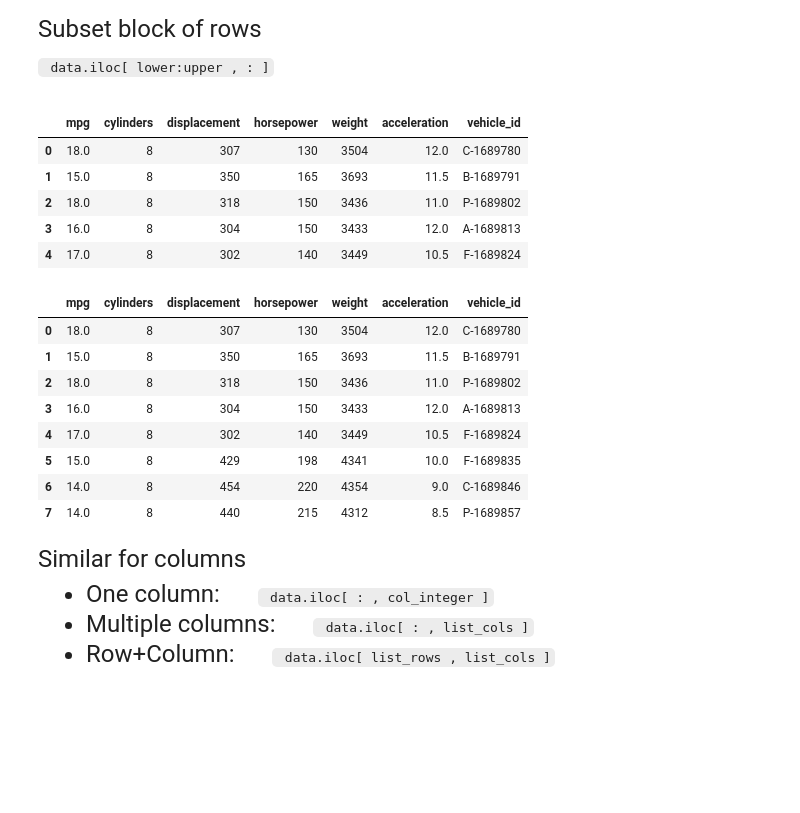
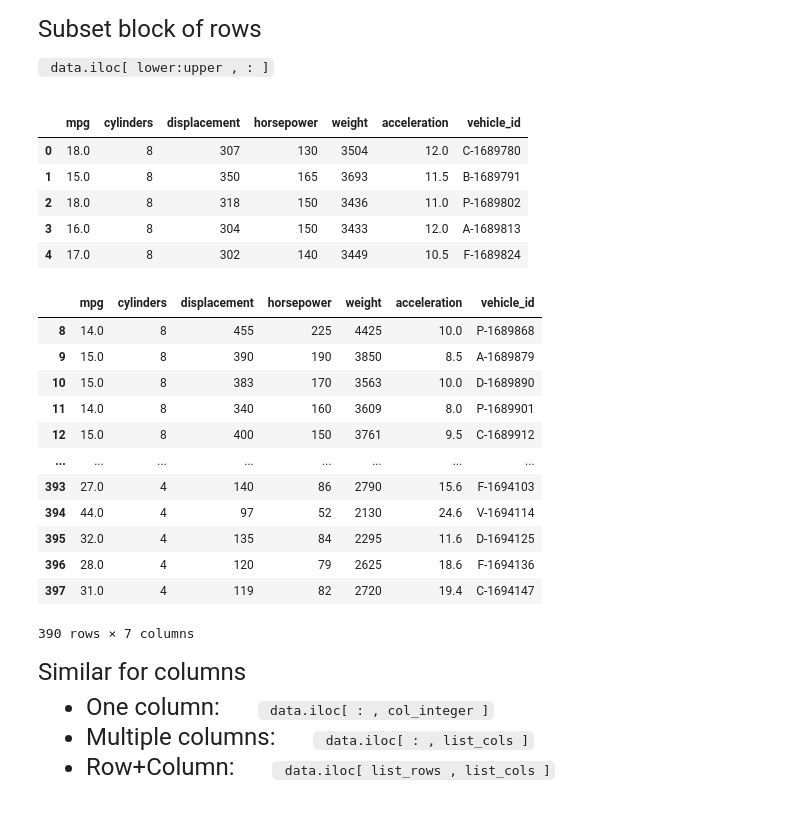
Before and after one commit to briantt12/qtm151spring2024, a Jupyter notebook: lecture_10/lecture_10a - Subsetting data.ipynb, the cells around one changed output. Drawn from its saved outputs; the diff is of its cells as text; code cells hidden in the pictures; blank space fills up the shorter version.

```diff
--- a/lecture_10/lecture_10a - Subsetting data.ipynb
+++ b/lecture_10/lecture_10a - Subsetting data.ipynb
@@ -243,28 +315,32 @@ Subset block of rows
 # %%
 # Extract rows 0 to 5
 display(carfeatures.iloc[0:5,:])
 
 # Extract rows 8 onwards
-display(carfeatures.iloc[:8, : ])
+display(carfeatures.iloc[8:, : ])
 
 # Note: We can leave the numbers to the left and right of ":" blank
 # in order to select all values before or after, respectively.
 # %% [output]
 |  | mpg | cylinders | displacement | horsepower | weight | acceleration | vehicle_id |
 | 0 | 18.0 | 8 | 307 | 130 | 3504 | 12.0 | C-1689780 |
 | 1 | 15.0 | 8 | 350 | 165 | 3693 | 11.5 | B-1689791 |
 | 2 | 18.0 | 8 | 318 | 150 | 3436 | 11.0 | P-1689802 |
 | 3 | 16.0 | 8 | 304 | 150 | 3433 | 12.0 | A-1689813 |
 | 4 | 17.0 | 8 | 302 | 140 | 3449 | 10.5 | F-1689824 |
 |  | mpg | cylinders | displacement | horsepower | weight | acceleration | vehicle_id |
-| 0 | 18.0 | 8 | 307 | 130 | 3504 | 12.0 | C-1689780 |
-| 1 | 15.0 | 8 | 350 | 165 | 3693 | 11.5 | B-1689791 |
-| 2 | 18.0 | 8 | 318 | 150 | 3436 | 11.0 | P-1689802 |
-| 3 | 16.0 | 8 | 304 | 150 | 3433 | 12.0 | A-1689813 |
-| 4 | 17.0 | 8 | 302 | 140 | 3449 | 10.5 | F-1689824 |
-| 5 | 15.0 | 8 | 429 | 198 | 4341 | 10.0 | F-1689835 |
-| 6 | 14.0 | 8 | 454 | 220 | 4354 | 9.0 | C-1689846 |
-| 7 | 14.0 | 8 | 440 | 215 | 4312 | 8.5 | P-1689857 |
+| 8 | 14.0 | 8 | 455 | 225 | 4425 | 10.0 | P-1689868 |
+| 9 | 15.0 | 8 | 390 | 190 | 3850 | 8.5 | A-1689879 |
+| 10 | 15.0 | 8 | 383 | 170 | 3563 | 10.0 | D-1689890 |
+| 11 | 14.0 | 8 | 340 | 160 | 3609 | 8.0 | P-1689901 |
+| 12 | 15.0 | 8 | 400 | 150 | 3761 | 9.5 | C-1689912 |
+| ... | ... | ... | ... | ... | ... | ... | ... |
+| 393 | 27.0 | 4 | 140 | 86 | 2790 | 15.6 | F-1694103 |
+| 394 | 44.0 | 4 | 97 | 52 | 2130 | 24.6 | V-1694114 |
+| 395 | 32.0 | 4 | 135 | 84 | 2295 | 11.6 | D-1694125 |
+| 396 | 28.0 | 4 | 120 | 79 | 2625 | 18.6 | F-1694136 |
+| 397 | 31.0 | 4 | 119 | 82 | 2720 | 19.4 | C-1694147 |
+390 rows × 7 columns
 # %% [markdown]
 <font size = "5">
 
```
Also changed, not shown: parts of 16 cells of this notebook.
